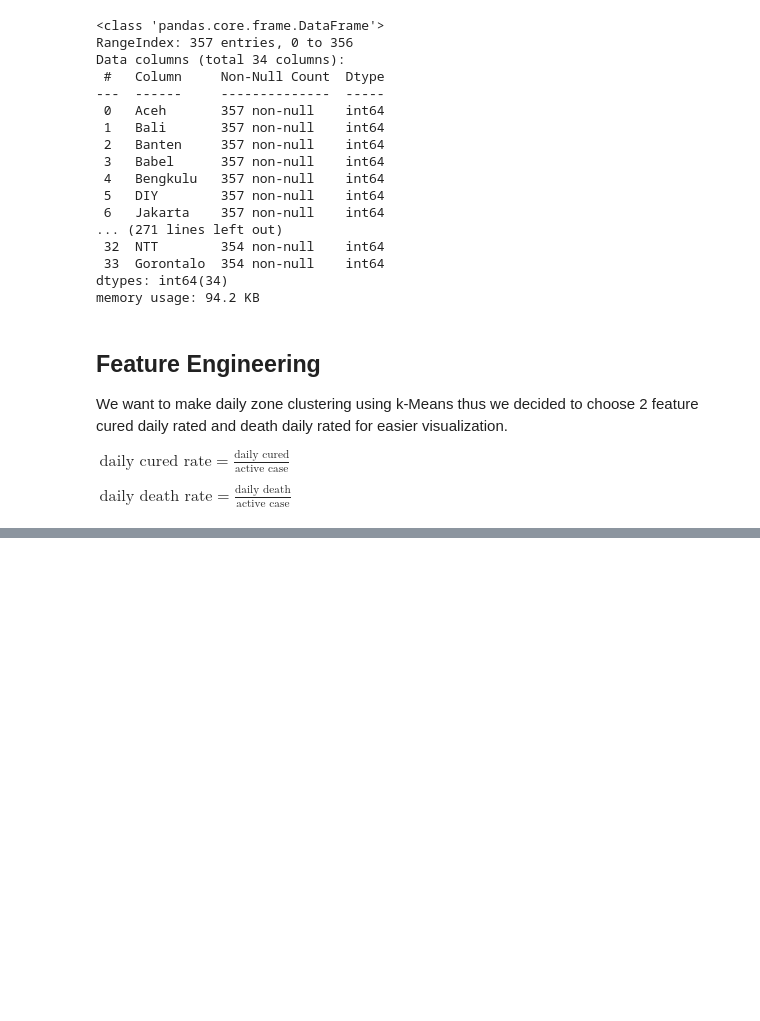
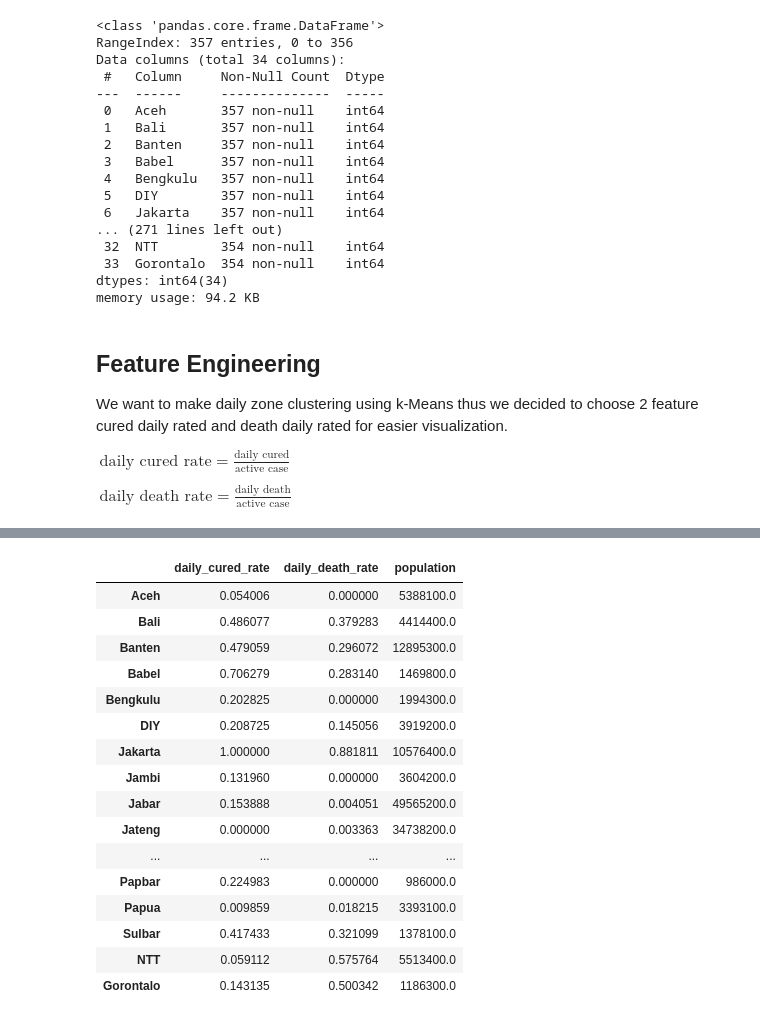
Before and after one commit to noczero/Indonesia-COVID-19-Analytics-n-Explorations, a Jupyter notebook: notebooks/kmeans.ipynb, the cells around one changed output, grey strips where cells are left out. Saved outputs shown, nothing was run; the diff lists cells and outputs as text; code cells hidden in the pictures; blank space fills up the shorter version.

```diff
--- a/notebooks/kmeans.ipynb
+++ b/notebooks/kmeans.ipynb
@@ -113,0 +116,6 @@ plt.show()
+# %%
+# get population information
+df_populations = pd.read_excel('../data/Jumlah_Penduduk_Indonesia_2020.xlsx')
+df_populations.info()
+
+df_populations['2020'] = df_populations['2020'] * 1000 # multiple to thousand
@@ -113,0 +188,24 @@ plt.show()
+# %%
+# merge join by index and rename
+df_features_population = pd.merge(df_features, df_populations, how='inner', left_index=True, right_index=True)
+df_features_population
+
+# df_features['weekly_active_rate_per_capita'] = df_features[]
+# %% [output]
+|  | daily_cured_rate | daily_death_rate | population |
+| Aceh | 0.054006 | 0.000000 | 5388100.0 |
+| Bali | 0.486077 | 0.379283 | 4414400.0 |
+| Banten | 0.479059 | 0.296072 | 12895300.0 |
+| Babel | 0.706279 | 0.283140 | 1469800.0 |
+| Bengkulu | 0.202825 | 0.000000 | 1994300.0 |
+| DIY | 0.208725 | 0.145056 | 3919200.0 |
+| Jakarta | 1.000000 | 0.881811 | 10576400.0 |
+| Jambi | 0.131960 | 0.000000 | 3604200.0 |
+| Jabar | 0.153888 | 0.004051 | 49565200.0 |
+| Jateng | 0.000000 | 0.003363 | 34738200.0 |
+| ... | ... | ... | ... |
+| Papbar | 0.224983 | 0.000000 | 986000.0 |
+| Papua | 0.009859 | 0.018215 | 3393100.0 |
+| Sulbar | 0.417433 | 0.321099 | 1378100.0 |
+| NTT | 0.059112 | 0.575764 | 5513400.0 |
+| Gorontalo | 0.143135 | 0.500342 | 1186300.0 |
```
Also changed, not shown: parts of 13 cells of this notebook, 1 other file.
